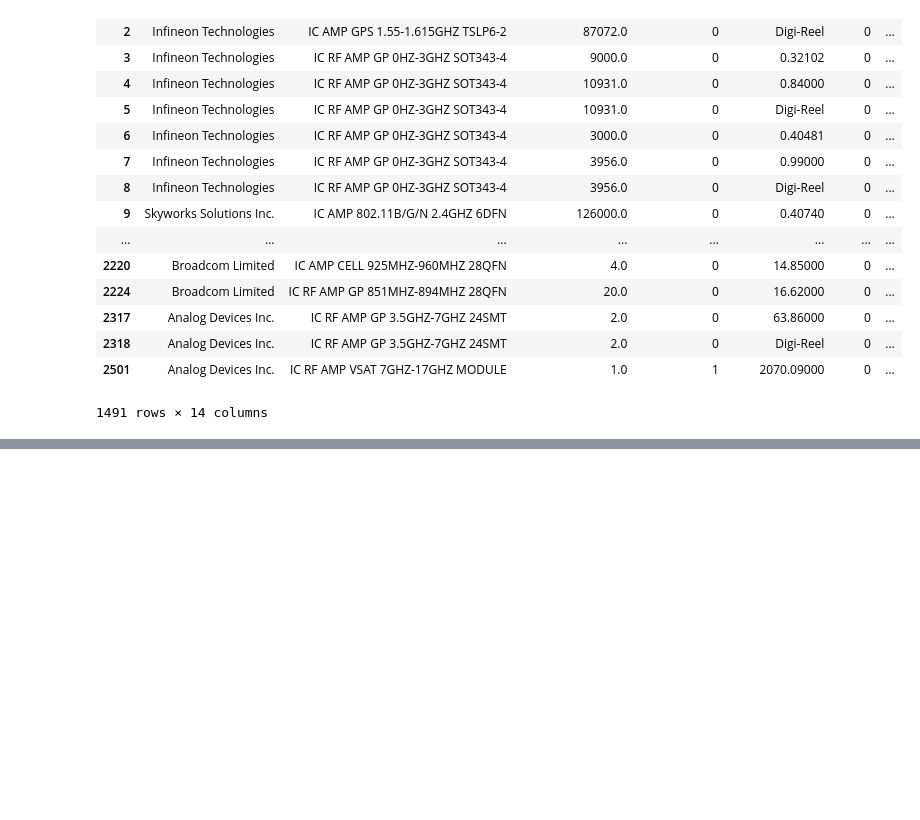
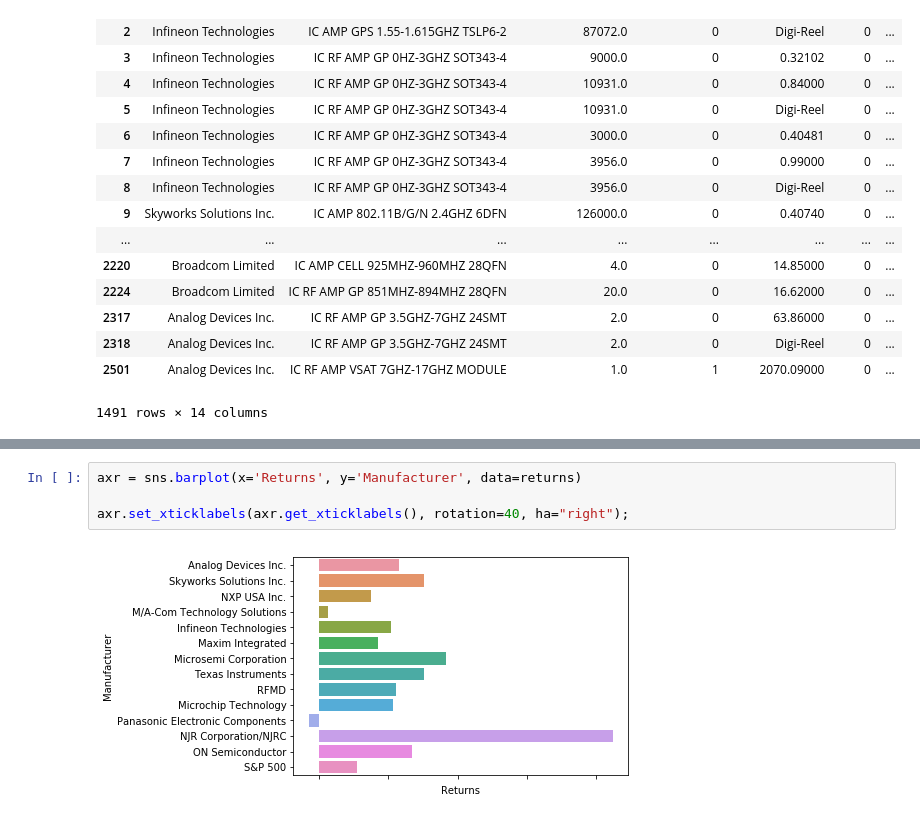
Before and after one commit to damerei/DS-Unit-1-Sprint-5-Data-Storytelling-Blog-Post, a Jupyter notebook: Data_Visualization_Project.ipynb, the cells around one changed output, grey strips where cells are left out. Drawn from its saved outputs; the diff is of its cells as text; blank space fills up the shorter version.

```diff
--- a/Data_Visualization_Project.ipynb
+++ b/Data_Visualization_Project.ipynb
@@ -184,0 +265,6 @@ companies[:8].plot.bar()
+# %%
+axr = sns.barplot(x='Returns', y='Manufacturer', data=returns)
+
+axr.set_xticklabels(axr.get_xticklabels(), rotation=40, ha="right");
+# %% [output]
+[figure, added]
```
Also changed, not shown: parts of 17 cells of this notebook.
